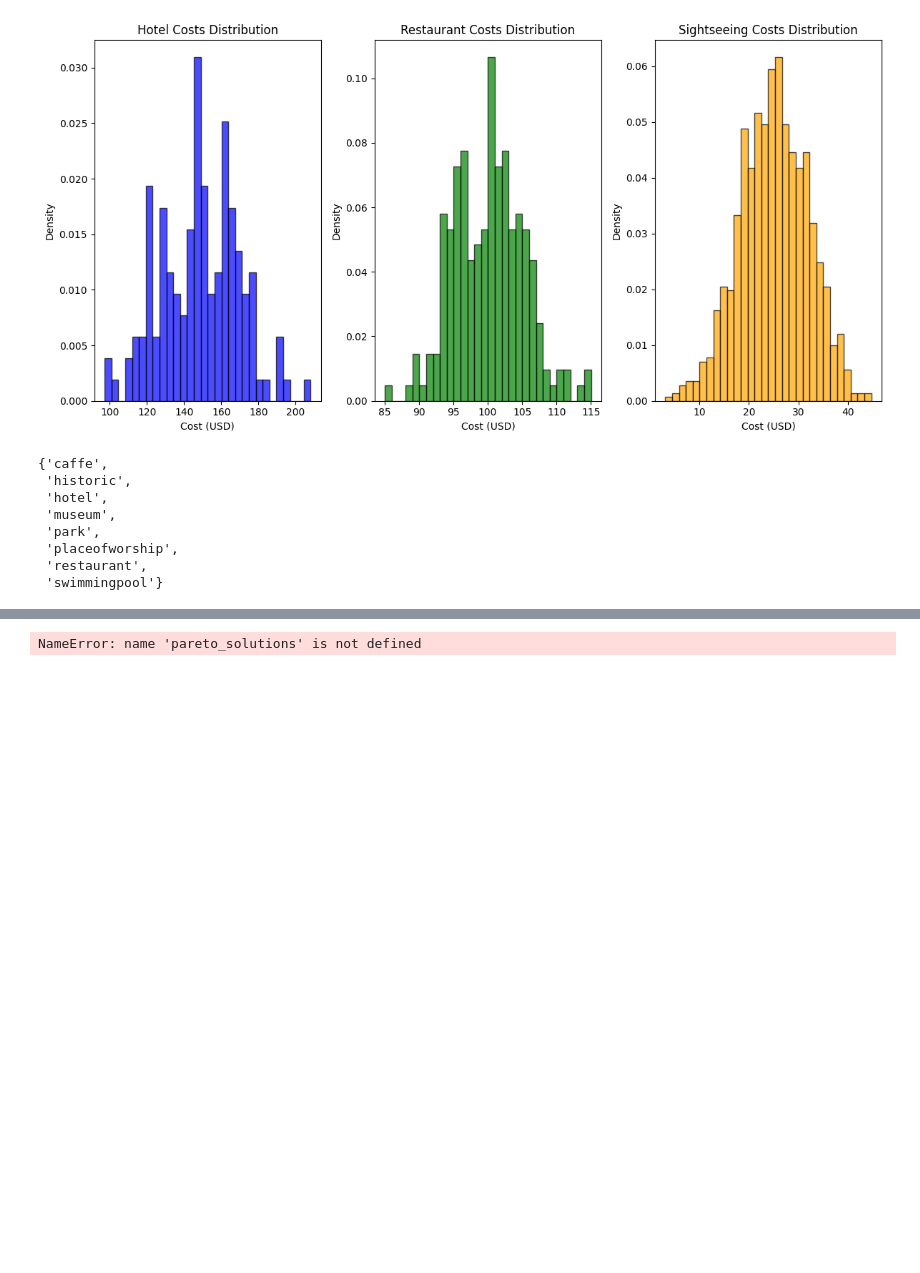
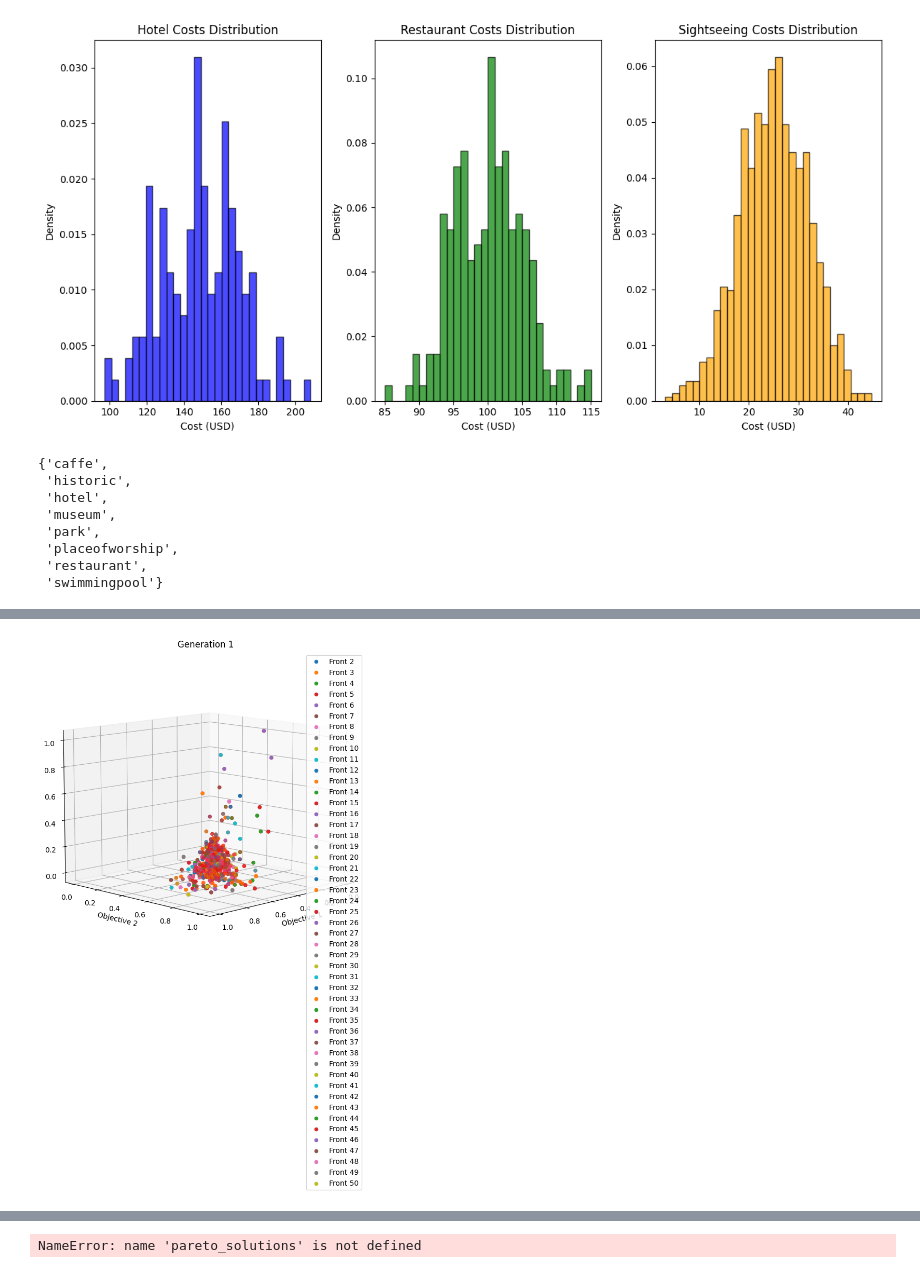
Before and after one commit to hosngholami/RecommenderSystem, a Jupyter notebook: RecommenderSystem.ipynb, the cells around one changed output, grey strips where cells are left out. Cells and saved outputs as stored; diff of their text form; code cells hidden in the pictures; blank space fills up the shorter version.

Commit message:
pareto front

```diff
--- a/RecommenderSystem.ipynb
+++ b/RecommenderSystem.ipynb
@@ -923,0 +928,58 @@ n_gen  |  n_eval  | n_nds  |      eps      |   indicator
+# %%
+import numpy as np
+import matplotlib.pyplot as plt
+import matplotlib.animation as animation
+from mpl_toolkits.mplot3d import Axes3D
+
+
+
+
+# 2️⃣ ایجاد شکل و تنظیمات محورها
+fig = plt.figure(figsize=(8, 8))
+ax = fig.add_subplot(111, projection='3d')
+
+# ax.set_xlim(0, 1)
+# ax.set_ylim(0, 1)
+# ax.set_zlim(0, 1)
+ax.view_init(elev=10, azim=45)
+ax.set_xlabel("Objective 1")
+ax.set_ylabel("Objective 2")
+ax.set_zlabel("Objective 3")
+ax.set_title("Evolution of Pareto Fronts")
+
+# 3️⃣ تابع به‌روزرسانی برای نمایش تکامل جبهه‌های پارتو
+def update(frame):
+    ax.cla()  # پاک کردن داده‌های قبلی
+
+    # ax.set_xlim(0, 1)
+    # ax.set_ylim(0, 1)
+    # ax.set_zlim(0, 1)
+    ax.set_xlabel("Objective 1")
+    ax.set_ylabel("Objective 2")
+    ax.set_zlabel("Objective 3")
+    ax.set_title(f"Generation {frame+1}")  # نمایش شماره نسل
+
+    if frame < len(GeneticAlgorithmConfig.pareto_generations):
+        fronts = GeneticAlgorithmConfig.pareto_generations[frame]  # گرفتن جبهه‌های پارتو برای این مرحله
+        for i, pareto in enumerate(fronts):
+          if i == 0:
+            ax.scatter(pareto[:, 0], pareto[:, 1], abs(pareto[:, 2]),
+                       color=colors[frame % len(colors)], alpha=0.7,
+                       marker='*')  # ستاره برای جبهه اول
+          else:
+            ax.scatter(pareto[:, 0], pareto[:, 1], abs(pareto[:, 2]),
+                       color=colors[frame % len(colors)], alpha=0.7, )  # دایره برای جبهه‌های دیگر
+            ax.scatter(pareto[:, 0], pareto[:, 1], abs(pareto[:, 2]), label=f'Front {i+1}')
+
+            # بررسی تسلط کروموزوم‌ها
+
+
+        ax.legend()  # نمایش راهنما
+
+# 4️⃣ ایجاد انیمیشن
+ani = animation.FuncAnimation(fig, update, frames=GeneticAlgorithmConfig.number_genrations, interval=1000, repeat=False)
+ani.save("animation.gif", writer="pillow", dpi=100)
+# 5️⃣ نمایش در Google Colab و Jupyter Notebook
+from IPython.display import HTML
+HTML(ani.to_jshtml())
+# %% [output]
@@ -924,3 +987,4 @@ n_gen  |  n_eval  | n_nds  |      eps      |   indicator
+[figure, added]
 # %%
 import plotly.graph_objects as go
 
```
Also changed, not shown: parts of 5 cells of this notebook.
